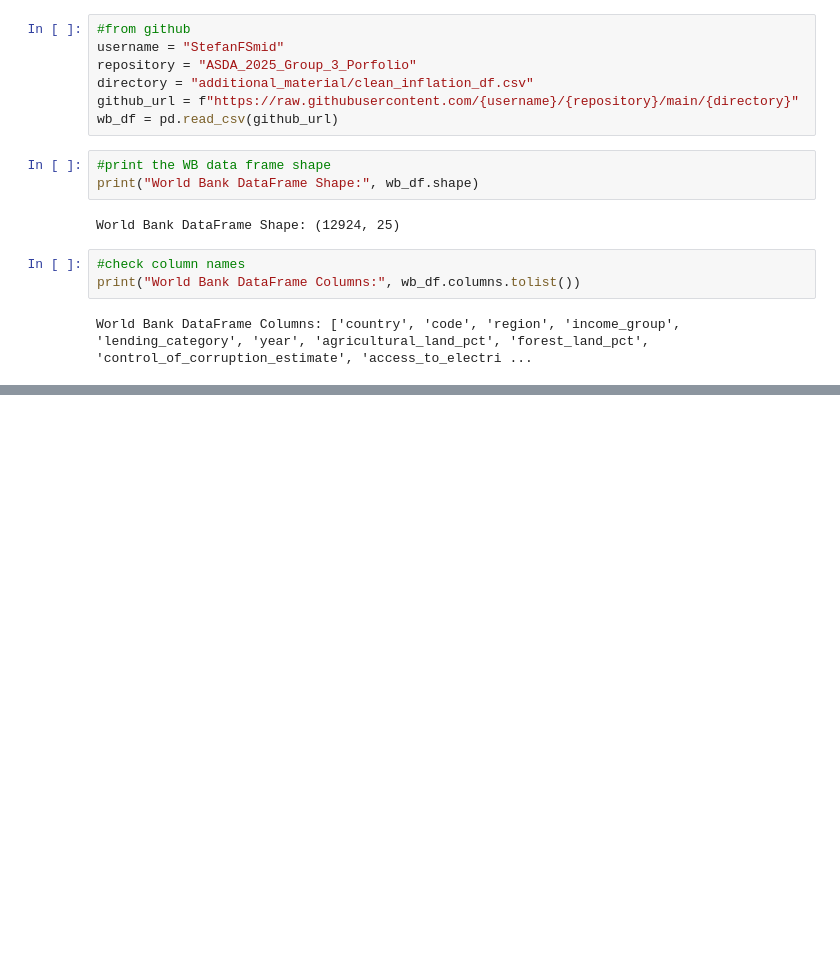
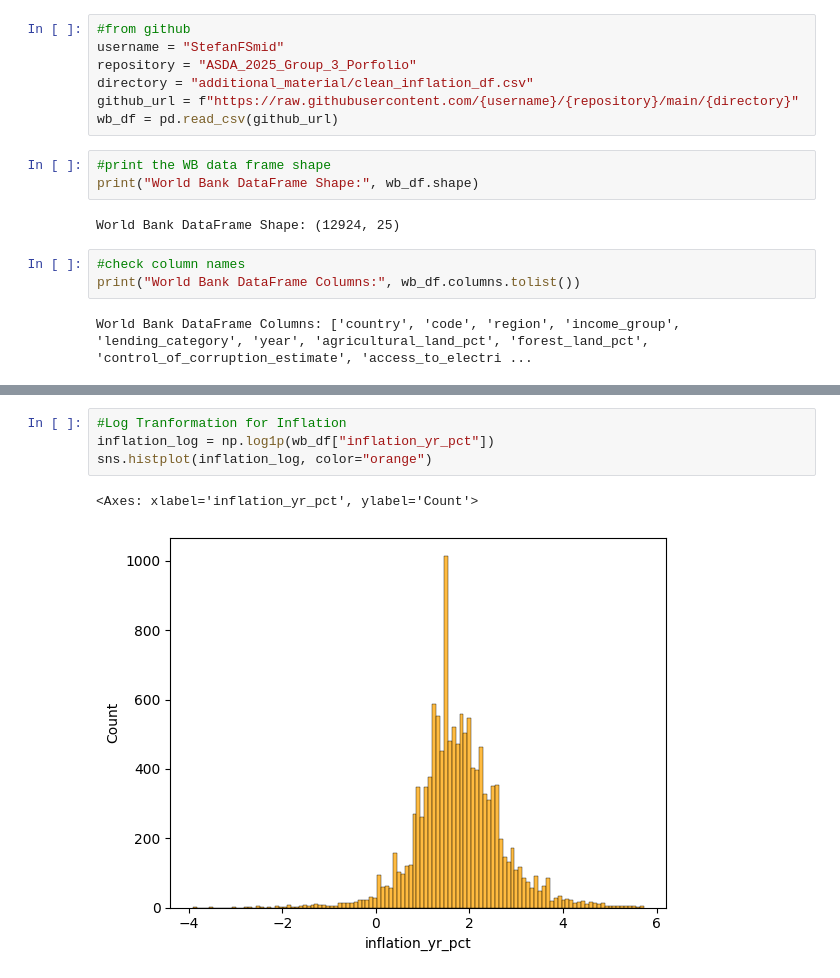
Before and after one commit to StefanFSmid/ASDA_2025_Group_3_Porfolio, a Jupyter notebook: notebooks/week_06_group_3_notebook.ipynb, the cells around one changed output, grey strips where cells are left out. Drawn from its saved outputs; the diff is of its cells as text; blank space fills up the shorter version.

```diff
--- a/notebooks/week_06_group_3_notebook.ipynb
+++ b/notebooks/week_06_group_3_notebook.ipynb
@@ -24,0 +49,7 @@ World Bank DataFrame Columns: ['country', 'code', 'region', 'income_group', 'len
+# %%
+#Log Tranformation for Inflation
+inflation_log = np.log1p(wb_df["inflation_yr_pct"])
+sns.histplot(inflation_log, color="orange")
+# %% [output]
+<Axes: xlabel='inflation_yr_pct', ylabel='Count'>
+[figure, added]
```
Also changed, not shown: parts of 21 cells of this notebook.
